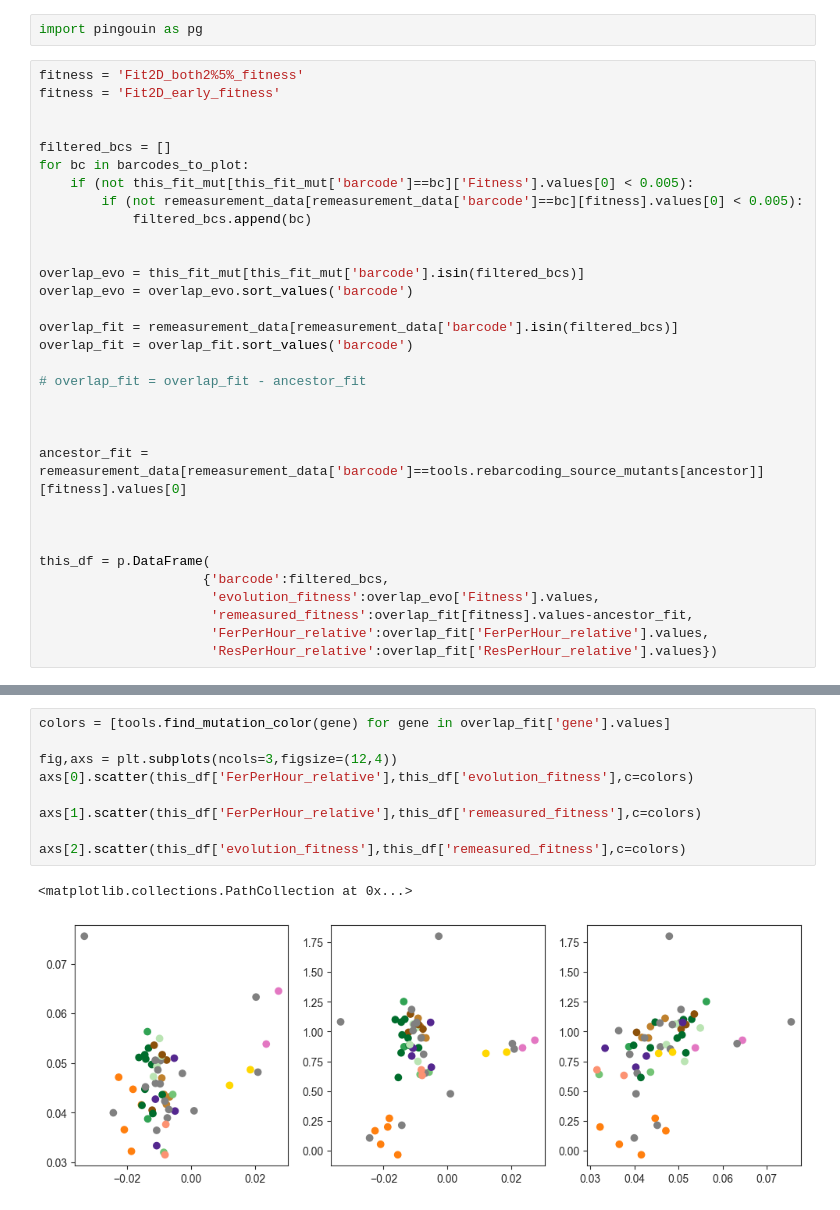
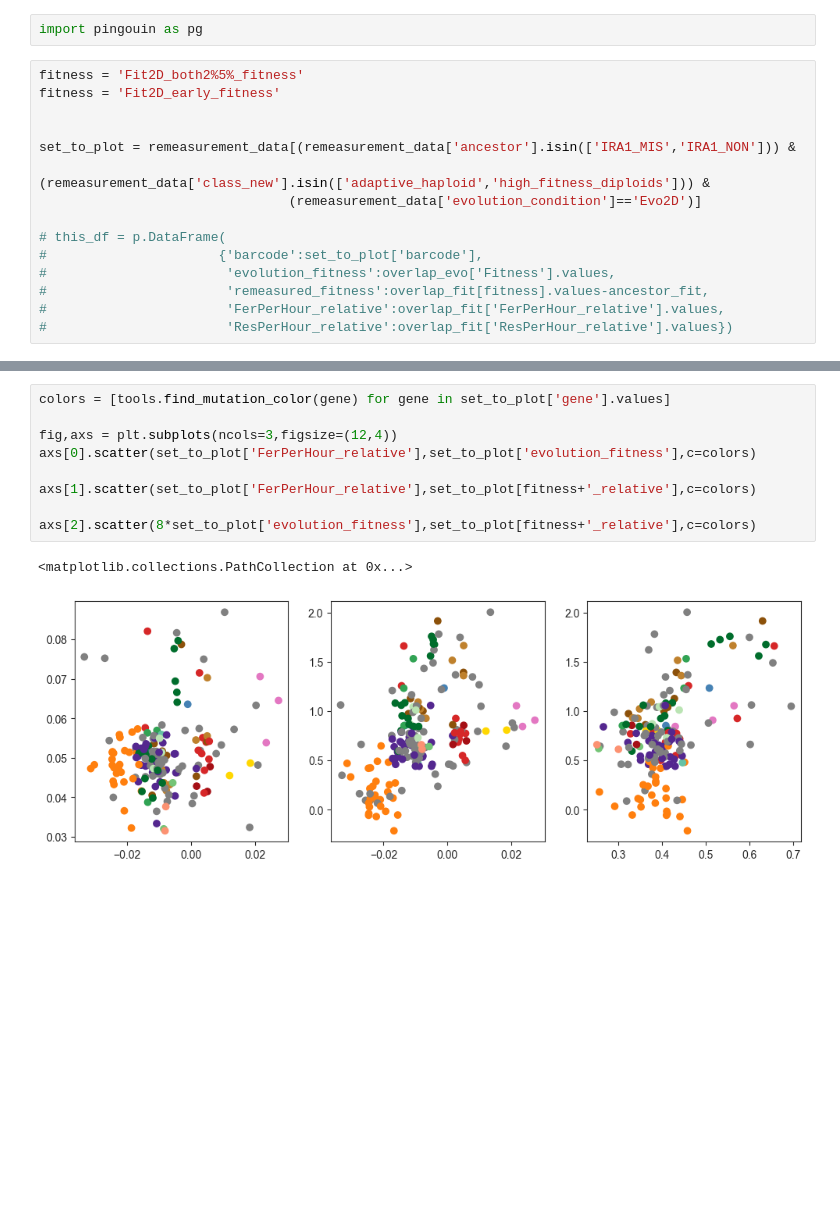
Before and after one commit to grantkinsler/EvolvingFront, a Jupyter notebook: EvolutionTracking/remeasurement vs evolution fitness.ipynb, the cells around one changed output, grey strips where cells are left out. Cells and saved outputs as stored; diff of their text form; blank space fills up the shorter version.

```diff
--- a/EvolutionTracking/remeasurement vs evolution fitness.ipynb
+++ b/EvolutionTracking/remeasurement vs evolution fitness.ipynb
@@ -270,31 +208,14 @@ fitness = 'Fit2D_both2%5%_fitness'
 fitness = 'Fit2D_early_fitness'
 
 
-filtered_bcs = []
-for bc in barcodes_to_plot:
-    if (not this_fit_mut[this_fit_mut['barcode']==bc]['Fitness'].values[0] < 0.005):
-        if (not remeasurement_data[remeasurement_data['barcode']==bc][fitness].values[0] < 0.005):
-            filtered_bcs.append(bc)
+set_to_plot = remeasurement_data[(remeasurement_data['ancestor'].isin(['IRA1_MIS','IRA1_NON'])) &
+                   (remeasurement_data['class_new'].isin(['adaptive_haploid','high_fitness_diploids'])) &
+                                (remeasurement_data['evolution_condition']=='Evo2D')]
 
-
-overlap_evo = this_fit_mut[this_fit_mut['barcode'].isin(filtered_bcs)]
-overlap_evo = overlap_evo.sort_values('barcode')
-
-overlap_fit = remeasurement_data[remeasurement_data['barcode'].isin(filtered_bcs)]
-overlap_fit = overlap_fit.sort_values('barcode')
-
-# overlap_fit = overlap_fit - ancestor_fit
-
-
-
-ancestor_fit = remeasurement_data[remeasurement_data['barcode']==tools.rebarcoding_source_mutants[ancestor]][fitness].values[0]
-
-
-
-this_df = p.DataFrame(
-                     {'barcode':filtered_bcs,
-                      'evolution_fitness':overlap_evo['Fitness'].values,
-                      'remeasured_fitness':overlap_fit[fitness].values-ancestor_fit,
-                      'FerPerHour_relative':overlap_fit['FerPerHour_relative'].values,
-                      'ResPerHour_relative':overlap_fit['ResPerHour_relative'].values})
+# this_df = p.DataFrame(
+#                      {'barcode':set_to_plot['barcode'],
+#                       'evolution_fitness':overlap_evo['Fitness'].values,
+#                       'remeasured_fitness':overlap_fit[fitness].values-ancestor_fit,
+#                       'FerPerHour_relative':overlap_fit['FerPerHour_relative'].values,
+#                       'ResPerHour_relative':overlap_fit['ResPerHour_relative'].values})
 # %%
@@ -305,13 +256,13 @@ pg.partial_corr(data=this_df, x='FerPerHour_relative', y='evolution_fitness', co
 # %%
-colors = [tools.find_mutation_color(gene) for gene in overlap_fit['gene'].values]
+colors = [tools.find_mutation_color(gene) for gene in set_to_plot['gene'].values]
 
 fig,axs = plt.subplots(ncols=3,figsize=(12,4))
-axs[0].scatter(this_df['FerPerHour_relative'],this_df['evolution_fitness'],c=colors)
+axs[0].scatter(set_to_plot['FerPerHour_relative'],set_to_plot['evolution_fitness'],c=colors)
 
-axs[1].scatter(this_df['FerPerHour_relative'],this_df['remeasured_fitness'],c=colors)
+axs[1].scatter(set_to_plot['FerPerHour_relative'],set_to_plot[fitness+'_relative'],c=colors)
 
-axs[2].scatter(this_df['evolution_fitness'],this_df['remeasured_fitness'],c=colors)
+axs[2].scatter(8*set_to_plot['evolution_fitness'],set_to_plot[fitness+'_relative'],c=colors)
 # %% [output]
 <matplotlib.collections.PathCollection at 0x...>
-[figure, old version]
+[figure, new version]
 # %%
```
Also changed, not shown: parts of 21 cells of this notebook, 4 other files.
